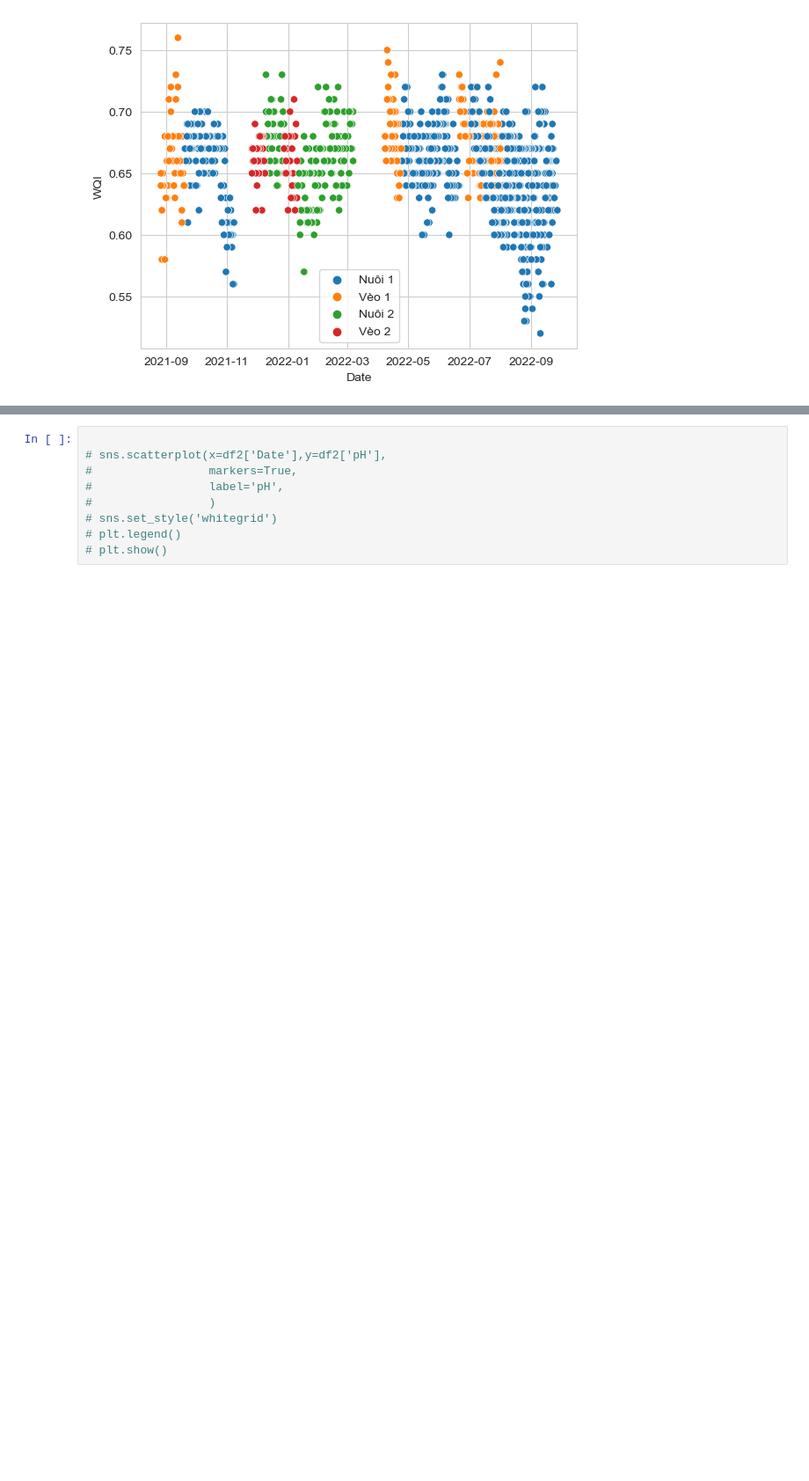
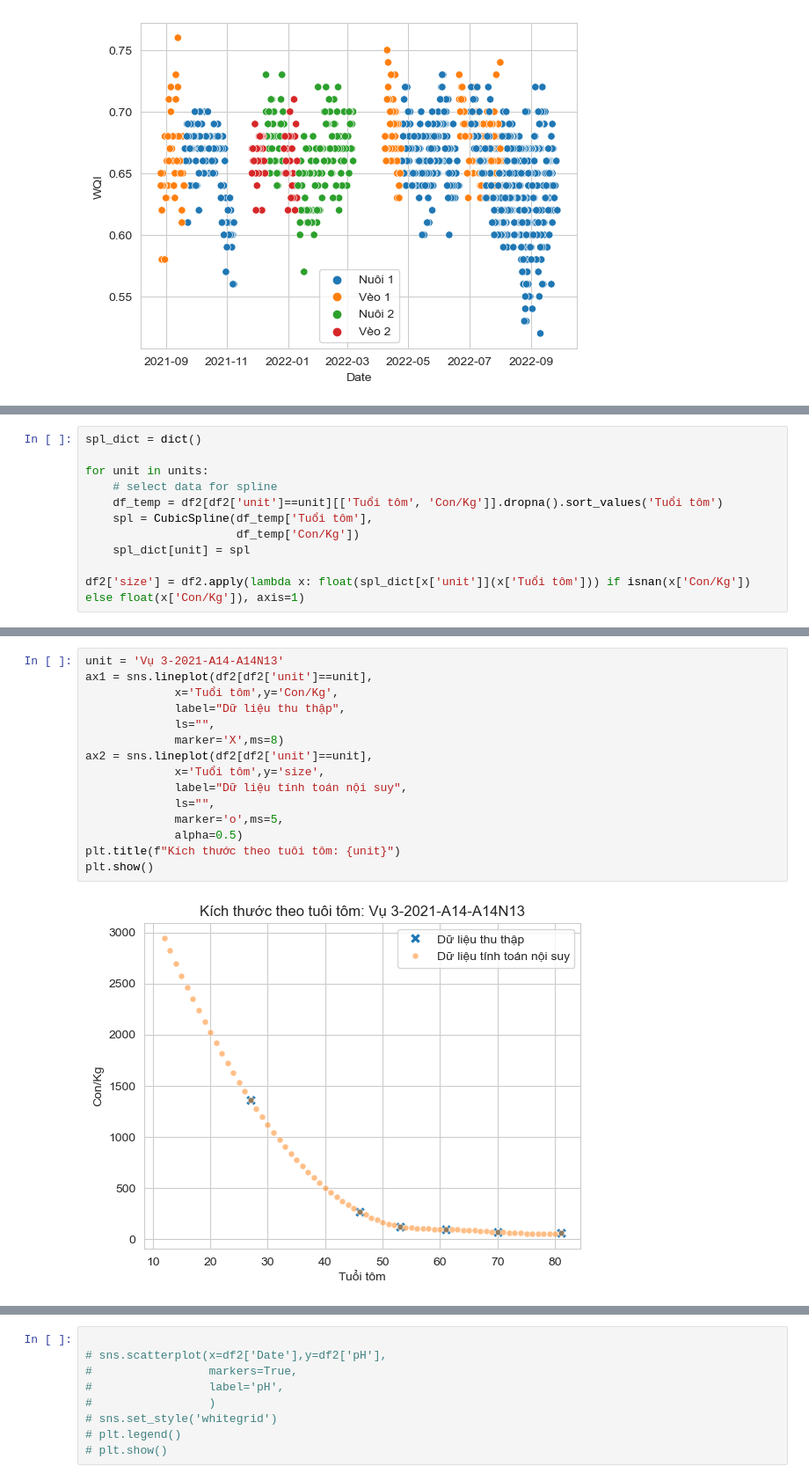
Before and after one commit to truongthuanr/WQi-Model, a Jupyter notebook: sample.ipynb, the cells around one changed output, grey strips where cells are left out. Shown at 88% size. Drawn from its saved outputs; the diff is of its cells as text; blank space fills up the shorter version.

```diff
--- a/sample.ipynb
+++ b/sample.ipynb
@@ -224,0 +285,11 @@ plt.show()
+# %%
+spl_dict = dict()
+
+for unit in units:
+    # select data for spline
+    df_temp = df2[df2['unit']==unit][['Tuổi tôm', 'Con/Kg']].dropna().sort_values('Tuổi tôm')
+    spl = CubicSpline(df_temp['Tuổi tôm'],
+                      df_temp['Con/Kg'])
+    spl_dict[unit] = spl
+
+df2['size'] = df2.apply(lambda x: float(spl_dict[x['unit']](x['Tuổi tôm'])) if isnan(x['Con/Kg']) else float(x['Con/Kg']), axis=1)
@@ -224,0 +315,17 @@ plt.show()
+# %%
+unit = 'Vụ 3-2021-A14-A14N13'
+ax1 = sns.lineplot(df2[df2['unit']==unit],
+             x='Tuổi tôm',y='Con/Kg',
+             label="Dữ liệu thu thập",
+             ls="",
+             marker='X',ms=8)
+ax2 = sns.lineplot(df2[df2['unit']==unit],
+             x='Tuổi tôm',y='size',
+             label="Dữ liệu tính toán nội suy",
+             ls="",
+             marker='o',ms=5,
+             alpha=0.5)
+plt.title(f"Kích thước theo tuôi tôm: {unit}")
+plt.show()
+# %% [output]
+[figure, added]
```
Also changed, not shown: parts of 52 cells of this notebook.
